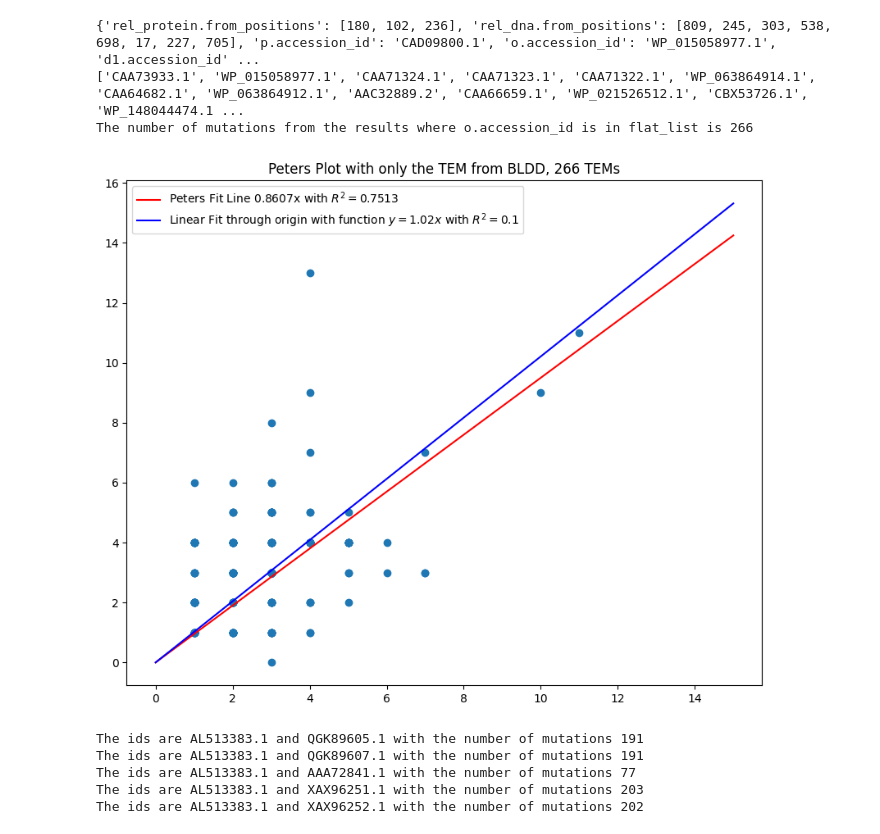
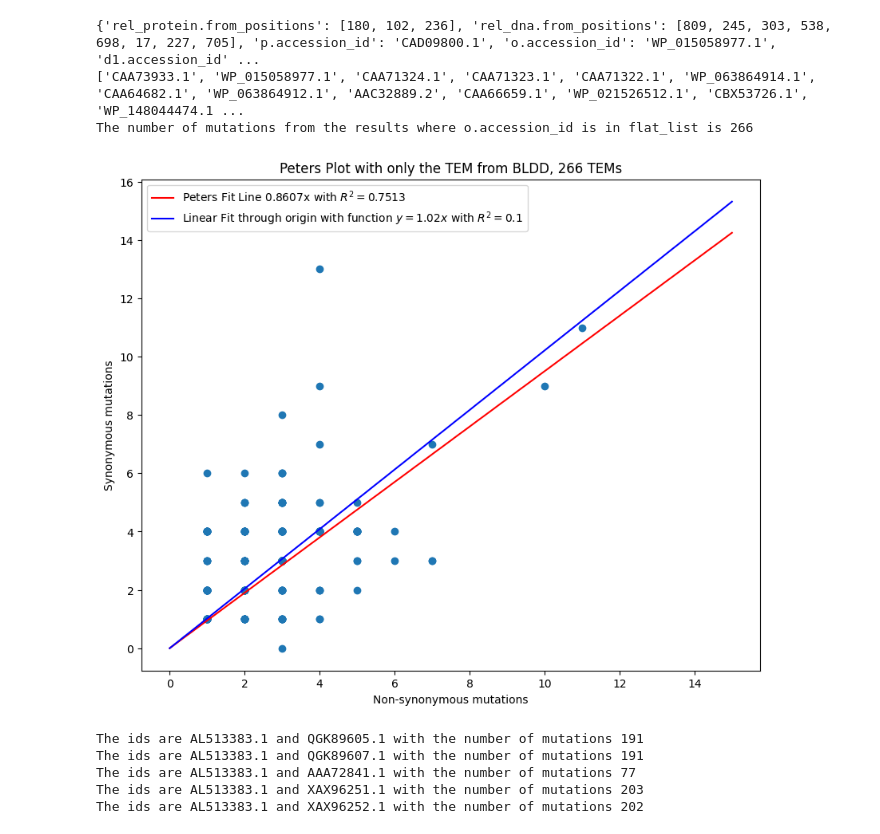
Before and after one commit to PyEED/TEM-lactamase, a Jupyter notebook: scr/code/020_Plots.ipynb, the cells around one changed output. Drawn from its saved outputs; the diff is of its cells as text; code cells hidden in the pictures.

```diff
--- a/scr/code/020_Plots.ipynb
+++ b/scr/code/020_Plots.ipynb
@@ -153,29 +153,31 @@ for i in range(len(result_of_base_blasTEM1a_protein)):
 # %%
 import matplotlib.pyplot as plt
 import numpy as np
 
 plt.figure(figsize=(10, 8))
 plt.scatter(data_peters_plot[0], data_peters_plot[1])
 plt.plot(np.linspace(0, 15, 100), np.linspace(0, 15, 100)*0.95, c='red', label='Peters Fit Line 0.8607x with $R^2 = 0.7513$')
 
 # For regression through origin, we can use numpy's polyfit with deg=1 and setting the intercept to 0
 # by using the appropriate weights
 x = np.array(data_peters_plot[0])
 y = np.array(data_peters_plot[1])
 slope = np.sum(x*y)/np.sum(x*x)  # Formula for linear regression through origin
 
 # Calculate R-squared for regression through origin
 y_pred = slope * x
 ss_tot = np.sum((y - np.mean(y))**2)
 ss_res = np.sum((y - y_pred)**2)
 r_squared = 1 - (ss_res / ss_tot)
 
 plt.plot(np.linspace(0, 15, 100), np.linspace(0, 15, 100)*slope, c='blue', label=f"Linear Fit through origin with function $y = {round(slope, 2)}x$ with $R^2 = {round(r_squared, 2)}$")
 plt.legend()
+plt.xlabel("Non-synonymous mutations")
+plt.ylabel("Synonymous mutations")
 plt.title("Peters Plot with only the TEM from BLDD, 266 TEMs")
 plt.show()
 # %% [output]
-[figure, old version]
+[figure, new version]
 # %%
 # find the biggest outliers and get the accession ids of the proteins and dna
 threshold = 60
```
Also changed, not shown: parts of 6 cells of this notebook, 22 other files.
